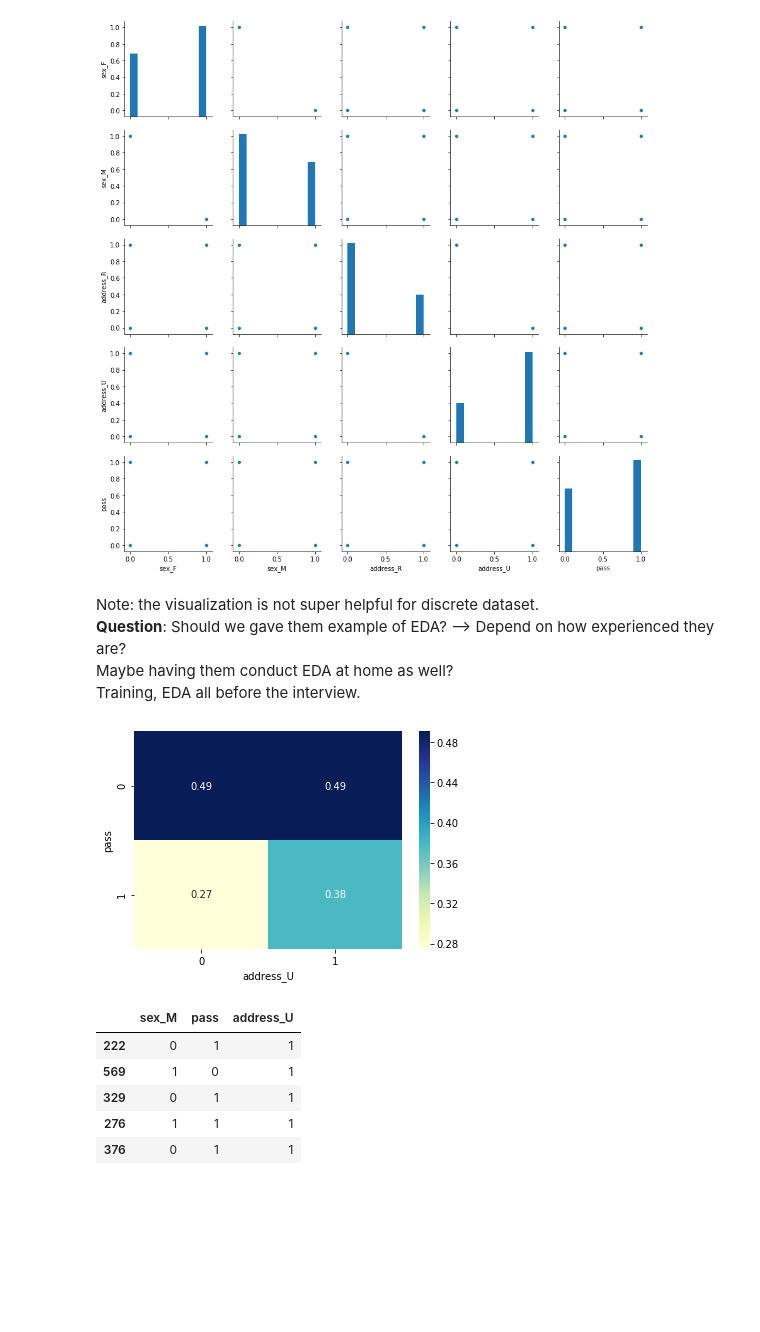
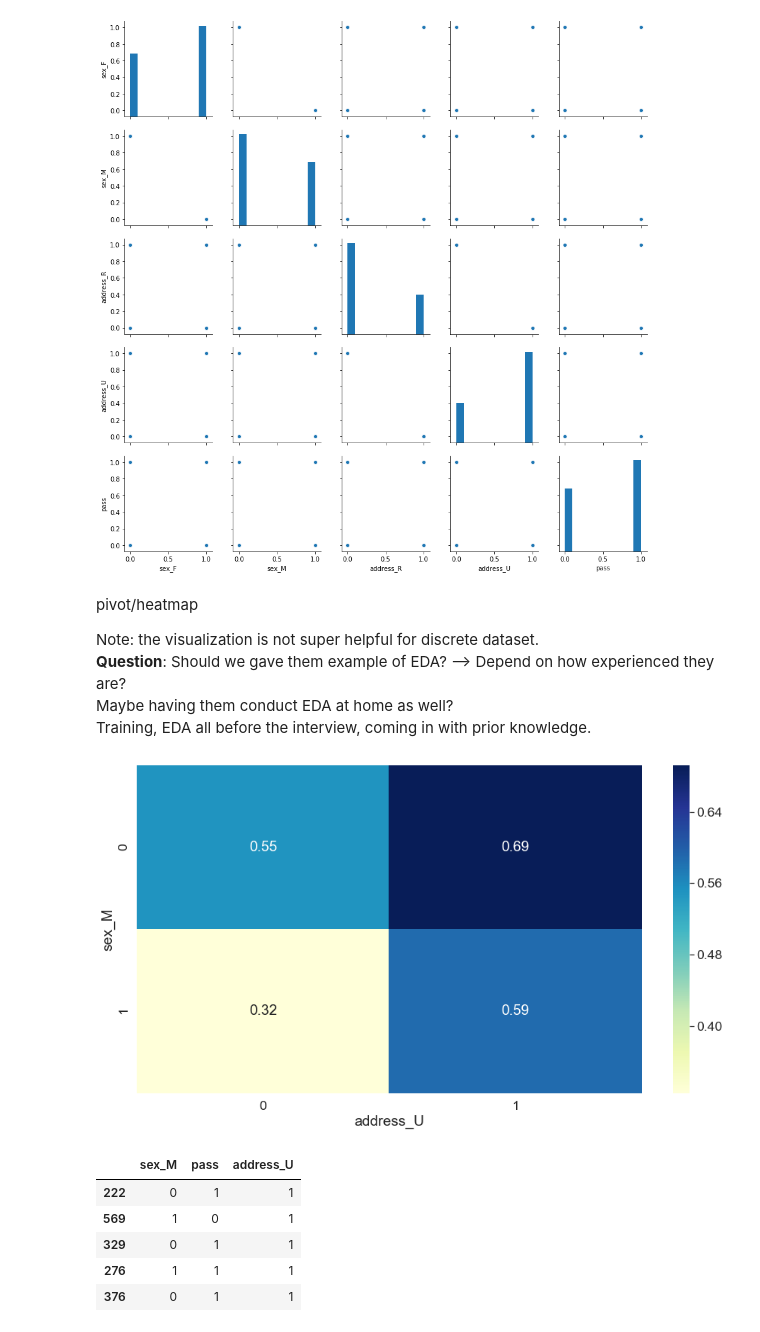
Before and after one commit to WesDeng/Recidivism_Exp, a Jupyter notebook: EDA_School.ipynb, the cells around one changed output. Cells and saved outputs as stored; diff of their text form; code cells hidden in the pictures; blank space fills up the shorter version.

```diff
--- a/EDA_School.ipynb
+++ b/EDA_School.ipynb
@@ -308,15 +318,18 @@ sns.pairplot(data=df_por_encoding[['sex_F', 'sex_M', 'address_R', 'address_U', '
 # %% [output]
 [figure]
 # %% [markdown]
+<a id="pivot">pivot/heatmap</a>
+<font size=3.3>
+
 Note: the visualization is not super helpful for discrete dataset. <br>
 **Question**: Should we gave them example of EDA? --> Depend on how experienced they are? <br>
 Maybe having them conduct EDA at home as well? <br>
-Training, EDA all before the interview.
+Training, EDA all before the interview, coming in with prior knowledge.
 # %%
-sex_address = df.pivot_table('sex_M', 'pass','address_U')
+sex_address = pd.pivot_table(df_por_encoding, values = 'pass', index = 'sex_M', columns = 'address_U')
 ax = sns.heatmap(sex_address, annot=True, cmap="YlGnBu");
 # %% [output]
-[figure, old version]
+[figure, new version]
 # %%
 df_por_encoding[['sex_M', 'pass','address_U']].sample(5)
 # %% [output]
```
Also changed, not shown: parts of 12 cells of this notebook, 3 other files.
